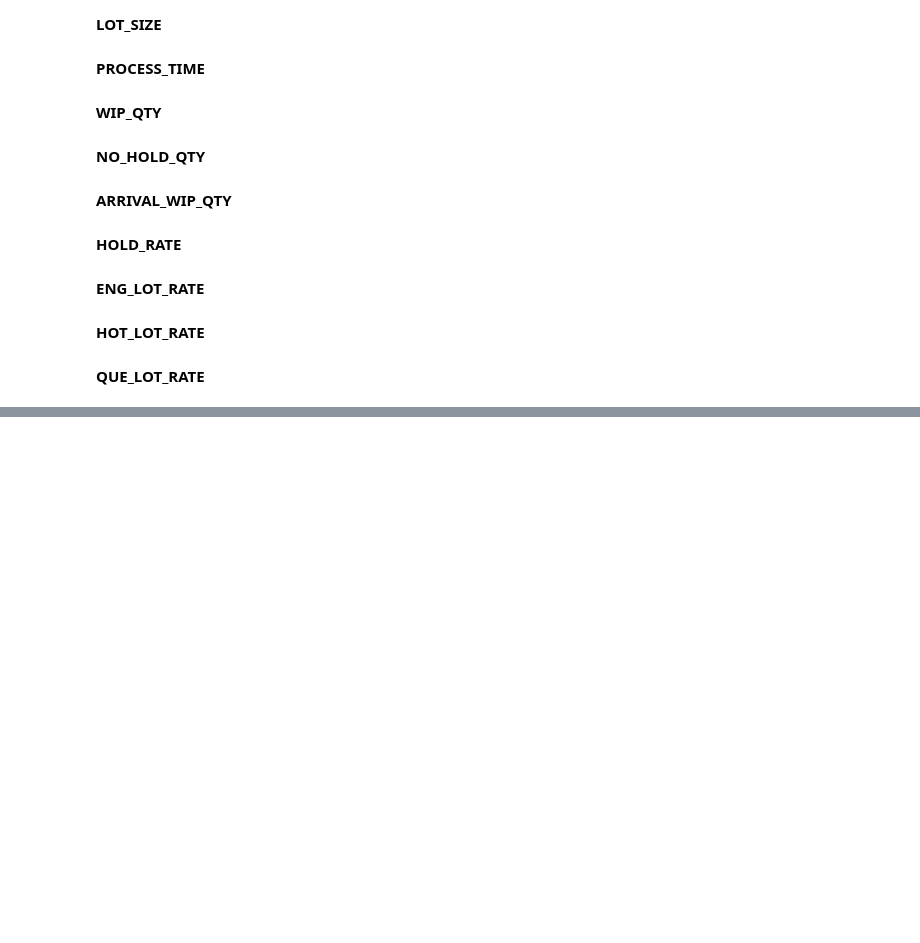
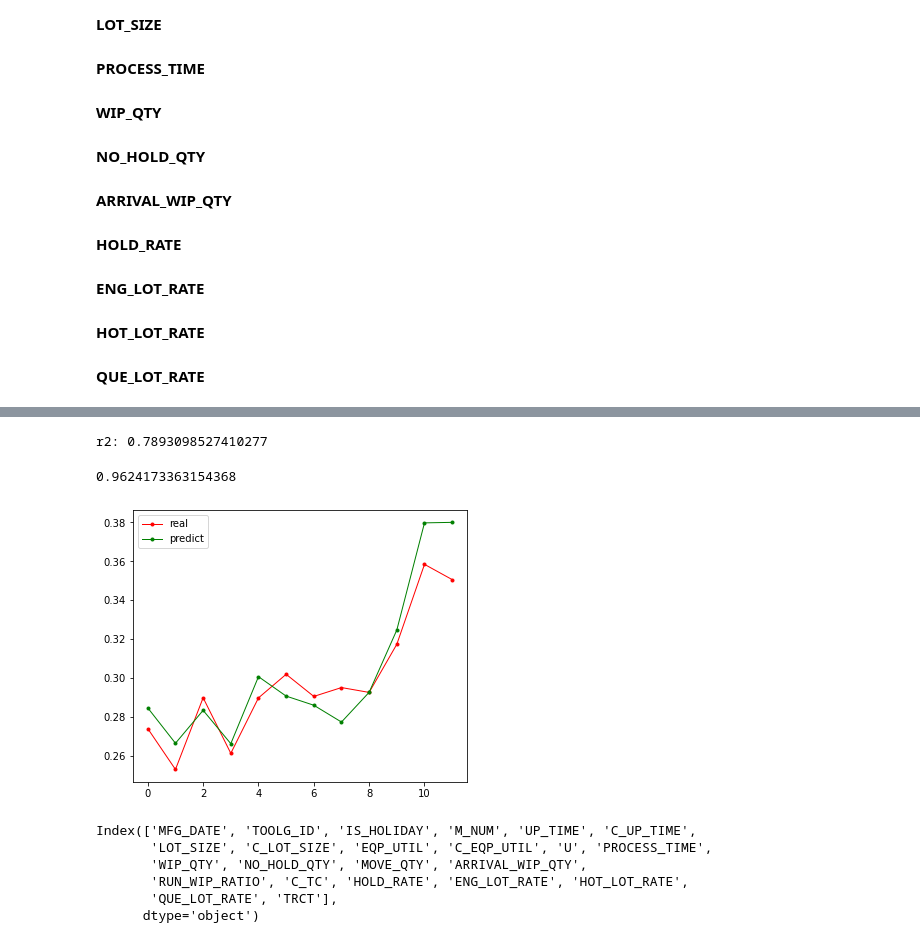
Before and after one commit to lokcyi/AI, a Jupyter notebook: MPS/MPS_EDA.ipynb, the cells around one changed output, grey strips where cells are left out. Saved outputs shown, nothing was run; the diff lists cells and outputs as text; code cells hidden in the pictures; blank space fills up the shorter version.

```diff
--- a/MPS/MPS_EDA.ipynb
+++ b/MPS/MPS_EDA.ipynb
@@ -443,0 +787,16 @@ r2: 0.9110818457792016
+# %%
+def_result = testXG(df)
+sum(1- abs((def_result['predict'] - def_result['TRCT'])/def_result['TRCT'] ))/def_result.shape[0]
+# %% [output]
+r2: 0.7893098527410277
+0.9624173363154368
+[figure, added]
+# %%
+df_train1.columns
+# %% [output]
+Index(['MFG_DATE', 'TOOLG_ID', 'IS_HOLIDAY', 'M_NUM', 'UP_TIME', 'C_UP_TIME',
+       'LOT_SIZE', 'C_LOT_SIZE', 'EQP_UTIL', 'C_EQP_UTIL', 'U', 'PROCESS_TIME',
+       'WIP_QTY', 'NO_HOLD_QTY', 'MOVE_QTY', 'ARRIVAL_WIP_QTY',
+       'RUN_WIP_RATIO', 'C_TC', 'HOLD_RATE', 'ENG_LOT_RATE', 'HOT_LOT_RATE',
+       'QUE_LOT_RATE', 'TRCT'],
+      dtype='object')
```
Also changed, not shown: parts of 25 cells of this notebook, 1 other file.
